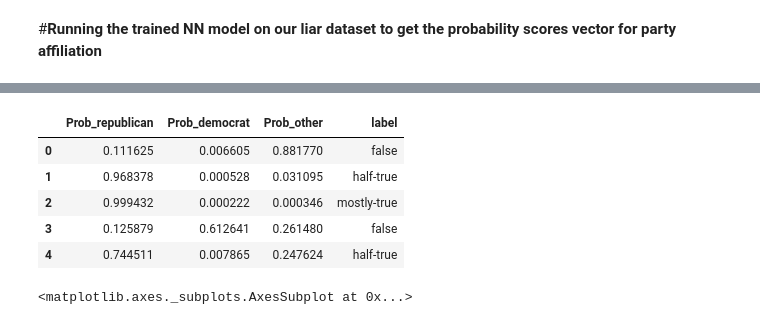
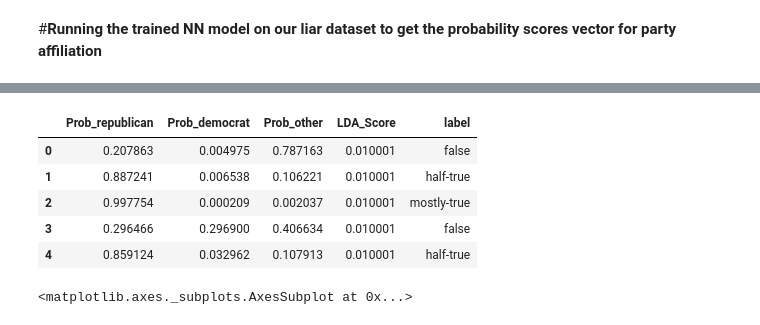
Before and after one commit to nupursjsu/AlternusVera, a Jupyter notebook: Political_Affiliation_NupurYadav(2).ipynb, the cells around one changed output, grey strips where cells are left out. Cells and saved outputs as stored; diff of their text form; code cells hidden in the pictures.

```diff
--- a/Political_Affiliation_NupurYadav(2).ipynb
+++ b/Political_Affiliation_NupurYadav(2).ipynb
@@ -277,0 +310,3 @@ says new rick scott city court texas gov york states
+# %%
+# Running LDA using Bag of Words on train dataset
+lda_model = gensim.models.LdaMulticore(bow_corpus, num_topics=10, id2word=dictionary, passes=2, workers=2)
@@ -277,0 +338,4 @@ says new rick scott city court texas gov york states
+# %%
+# Getting score
+for index, score in sorted(lda_model[bow_corpus[4310]], key=lambda tup: -1*tup[1]):
+    print("\nScore: {}\t \nTopic: {}".format(score, lda_model.print_topic(index, 10)))
@@ -277,0 +360,2 @@ says new rick scott city court texas gov york states
+# %%
+liar['LDA_Score'] = score
@@ -730,6 +823,6 @@ data.show_batch(rows=10)
 # %%
 #defining the model
-learn = tabular_learner(data, layers=[30,15,3],  metrics=accuracy,emb_drop=0.2)
+learn = tabular_learner(data, layers=[30,15,4],  metrics=accuracy,emb_drop=0.2)
 # %%
 #displaying the model parameters
 learn.model
@@ -844,18 +937,19 @@ for vector in probability_vector:
     prob_vector.append(v)
 # %%
 #Creating final training data to predict fakeness based on the probabilities towards each party affiliation
-columns = ['Prob_republican','Prob_democrat', 'Prob_other', 'label']
+columns = ['Prob_republican','Prob_democrat', 'Prob_other', 'LDA_Score', 'label']
 final_df = pd.DataFrame(prob_vector)
+final_df['LDA_Score'] = liar.LDA_Score.tolist()
 final_df['label'] = liar.label.tolist()
 final_df.columns = columns
 final_df.head()
 # %% [output]
-|  | Prob_republican | Prob_democrat | Prob_other | label |
-| 0 | 0.111625 | 0.006605 | 0.881770 | false |
-| 1 | 0.968378 | 0.000528 | 0.031095 | half-true |
-| 2 | 0.999432 | 0.000222 | 0.000346 | mostly-true |
-| 3 | 0.125879 | 0.612641 | 0.261480 | false |
-| 4 | 0.744511 | 0.007865 | 0.247624 | half-true |
+|  | Prob_republican | Prob_democrat | Prob_other | LDA_Score | label |
+| 0 | 0.207863 | 0.004975 | 0.787163 | 0.010001 | false |
+| 1 | 0.887241 | 0.006538 | 0.106221 | 0.010001 | half-true |
+| 2 | 0.997754 | 0.000209 | 0.002037 | 0.010001 | mostly-true |
+| 3 | 0.296466 | 0.296900 | 0.406634 | 0.010001 | false |
+| 4 | 0.859124 | 0.032962 | 0.107913 | 0.010001 | half-true |
 # %%
 #looking at the distribution of fakeness class labels in the liar dataset
 final_df.label.value_counts().plot(kind='bar')
```
Also changed, not shown: parts of 27 cells of this notebook.
